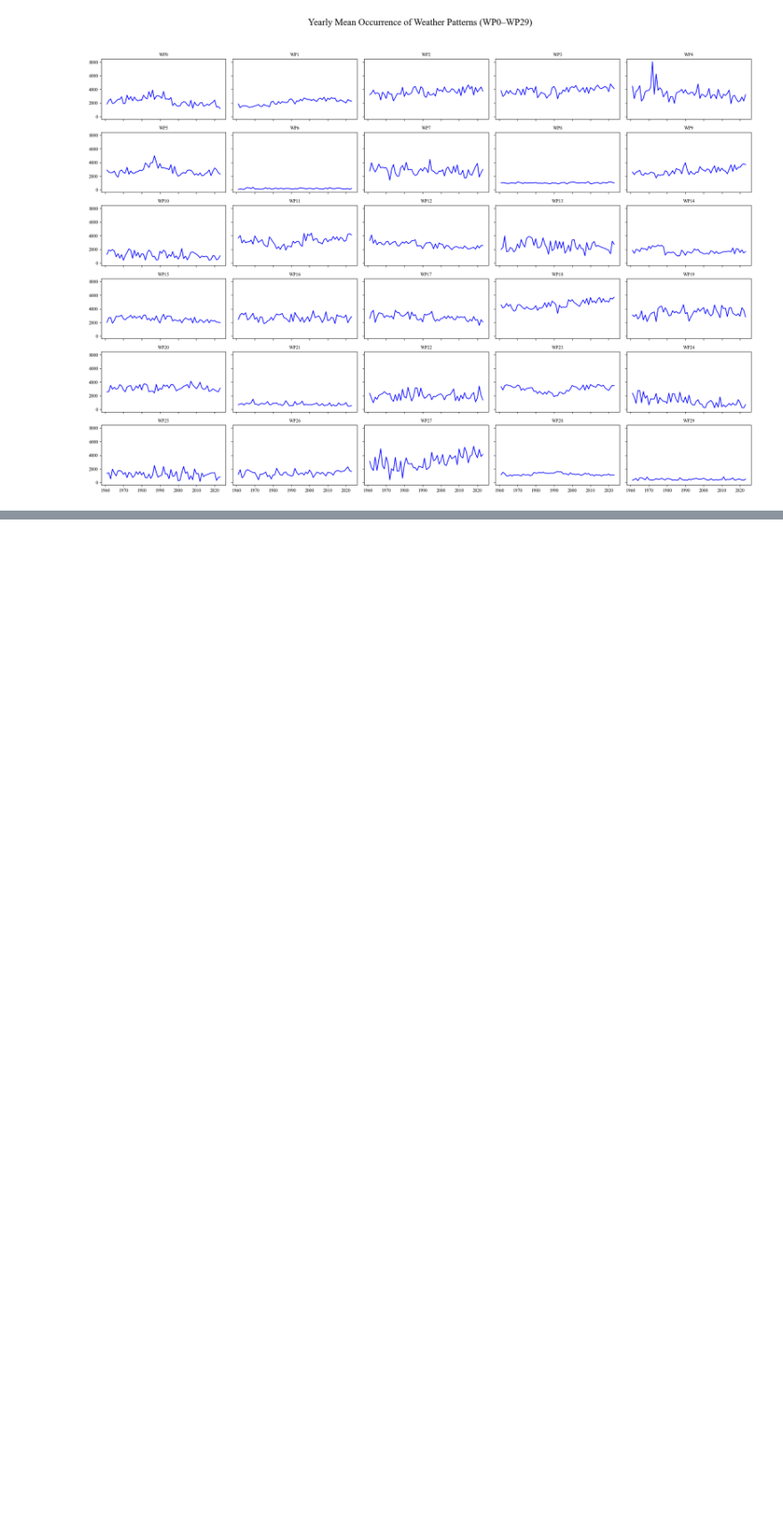
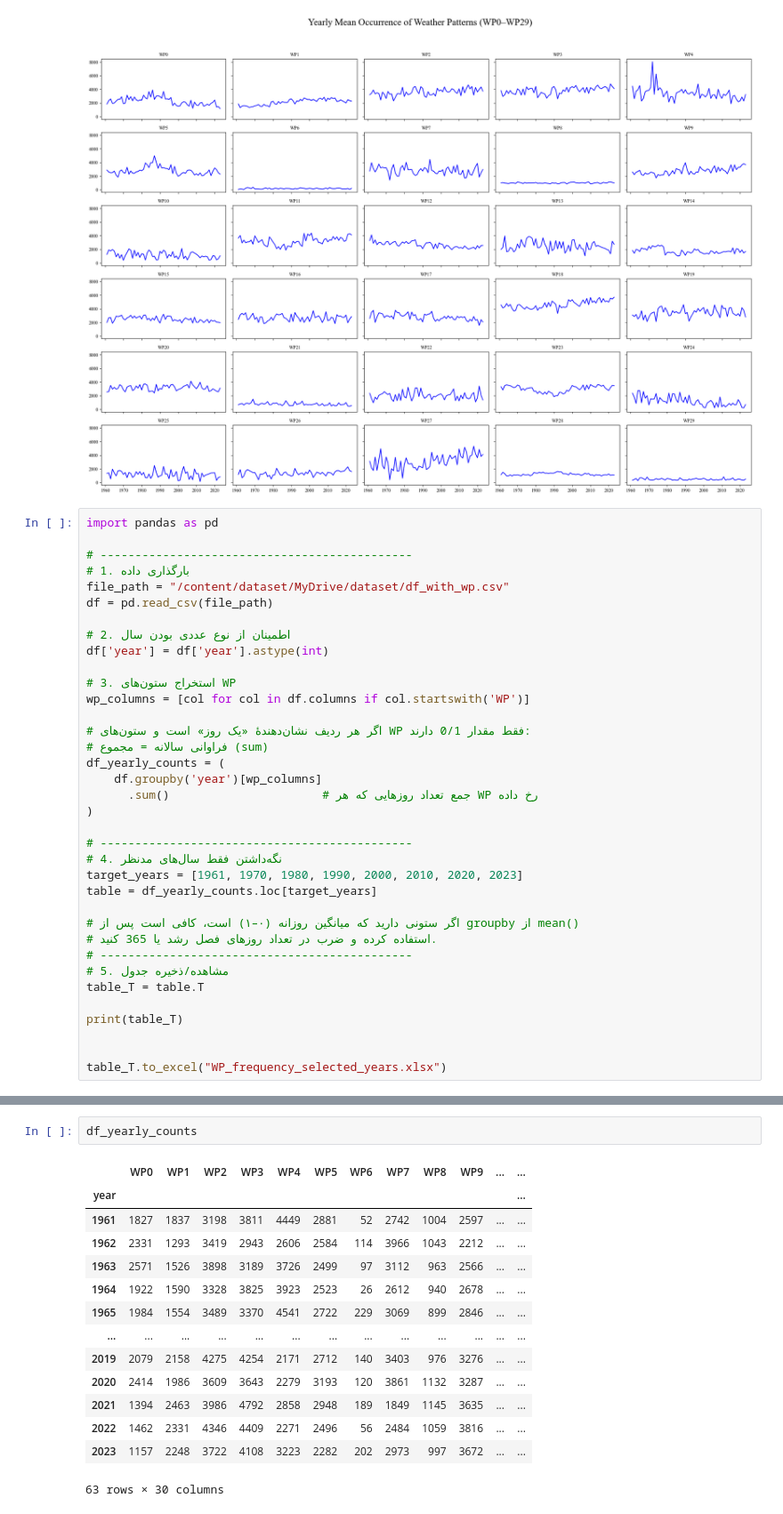
Before and after one commit to amirabbas-gash/impact-of-Weather-patterns-on-tea-yield-Analysis, a Jupyter notebook: Analysis.ipynb, the cells around one changed output, grey strips where cells are left out. Shown at 89% size. Drawn from its saved outputs; the diff is of its cells as text; blank space fills up the shorter version.

Commit message:
add frequency table of each weather pattern according to selected years

```diff
--- a/Analysis.ipynb
+++ b/Analysis.ipynb
@@ -938,3 +938,39 @@ plt.show()
 # %% [output]
 ['WP0', 'WP1', 'WP2', 'WP3', 'WP4', 'WP5', 'WP6', 'WP7', 'WP8', 'WP9', 'WP10', 'WP11', 'WP12', 'WP13', 'WP14', 'WP15', 'WP16', 'WP17', 'WP18', 'WP19', 'WP20', 'WP21', 'WP22', 'WP23', 'WP24', 'WP25', ' ...
 [figure]
+# %%
+import pandas as pd
+
+# ---------------------------------------------
+# 1. بارگذاری داده‌
+file_path = "/content/dataset/MyDrive/dataset/df_with_wp.csv"
+df = pd.read_csv(file_path)
+
+# 2. اطمینان از نوع عددی بودن سال
+df['year'] = df['year'].astype(int)
+
+# 3. استخراج ستون‌های WP
+wp_columns = [col for col in df.columns if col.startswith('WP')]
+
+# اگر هر ردیف نشان‌دهندۀ «یک روز» است و ستون‌های WP فقط مقدار 0/1 دارند:
+# فراوانی سالانه = مجموع (sum)
+df_yearly_counts = (
+    df.groupby('year')[wp_columns]
+      .sum()                      # جمع تعداد روزهایی که هر WP رخ داده
+)
+
+# ---------------------------------------------
+# 4. نگه‌داشتن فقط سال‌های مدنظر
+target_years = [1961, 1970, 1980, 1990, 2000, 2010, 2020, 2023]
+table = df_yearly_counts.loc[target_years]
+
+# اگر ستونی دارید که میانگین روزانه (۰–۱) است، کافی است پس از groupby از mean()
+# استفاده کرده و ضرب در تعداد روزهای فصل رشد یا 365 کنید.
+# ---------------------------------------------
+# 5. مشاهده/ذخیره جدول
+table_T = table.T
+
+print(table_T)
+
+
+table_T.to_excel("WP_frequency_selected_years.xlsx")
@@ -940,0 +995,17 @@ plt.show()
+# %%
+df_yearly_counts
+# %% [output]
+|  | WP0 | WP1 | WP2 | WP3 | WP4 | WP5 | WP6 | WP7 | WP8 | WP9 | ... | ... |
+| year |  |  |  |  |  |  |  |  |  |  |  | ... |
+| 1961 | 1827 | 1837 | 3198 | 3811 | 4449 | 2881 | 52 | 2742 | 1004 | 2597 | ... | ... |
+| 1962 | 2331 | 1293 | 3419 | 2943 | 2606 | 2584 | 114 | 3966 | 1043 | 2212 | ... | ... |
+| 1963 | 2571 | 1526 | 3898 | 3189 | 3726 | 2499 | 97 | 3112 | 963 | 2566 | ... | ... |
+| 1964 | 1922 | 1590 | 3328 | 3825 | 3923 | 2523 | 26 | 2612 | 940 | 2678 | ... | ... |
+| 1965 | 1984 | 1554 | 3489 | 3370 | 4541 | 2722 | 229 | 3069 | 899 | 2846 | ... | ... |
+| ... | ... | ... | ... | ... | ... | ... | ... | ... | ... | ... | ... | ... |
+| 2019 | 2079 | 2158 | 4275 | 4254 | 2171 | 2712 | 140 | 3403 | 976 | 3276 | ... | ... |
+| 2020 | 2414 | 1986 | 3609 | 3643 | 2279 | 3193 | 120 | 3861 | 1132 | 3287 | ... | ... |
+| 2021 | 1394 | 2463 | 3986 | 4792 | 2858 | 2948 | 189 | 1849 | 1145 | 3635 | ... | ... |
+| 2022 | 1462 | 2331 | 4346 | 4409 | 2271 | 2496 | 56 | 2484 | 1059 | 3816 | ... | ... |
+| 2023 | 1157 | 2248 | 3722 | 4108 | 3223 | 2282 | 202 | 2973 | 997 | 3672 | ... | ... |
+63 rows × 30 columns
```
Also changed, not shown: parts of 1 cell of this notebook.
